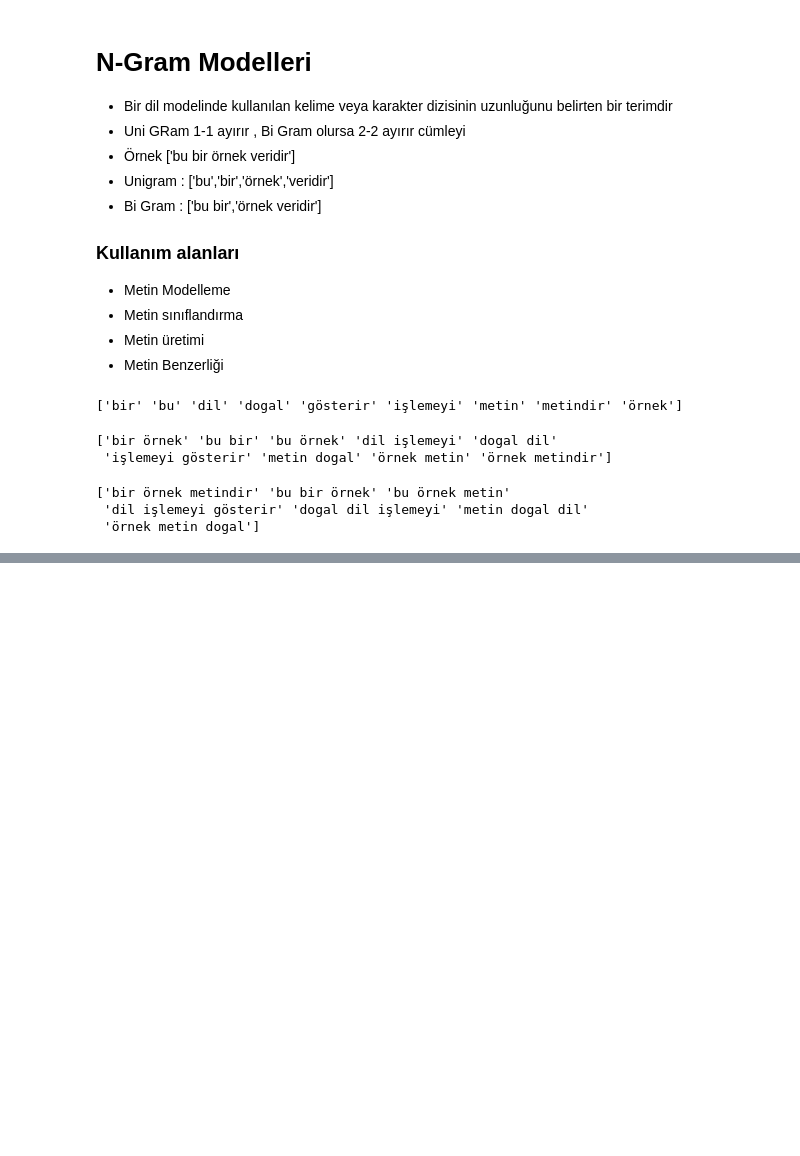
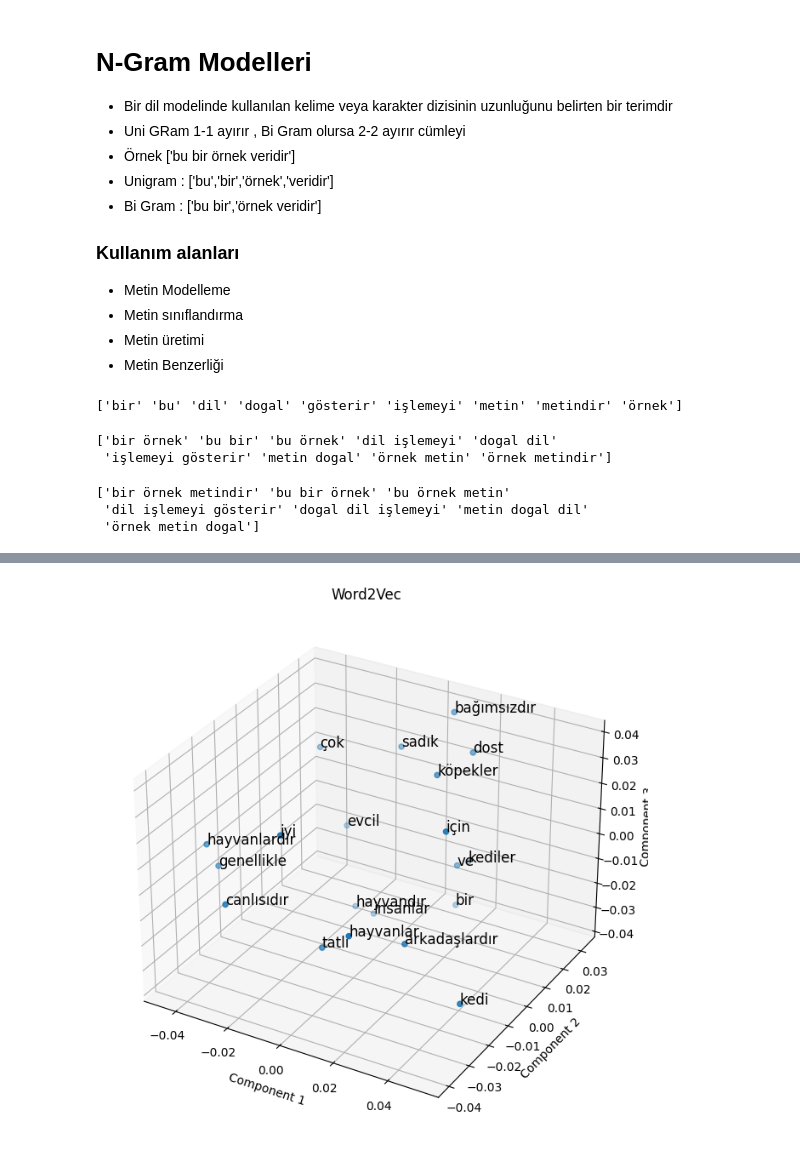
Before and after one commit to zehranurr/Learning-NLP, a Jupyter notebook: Metin_Temsili.ipynb, the cells around one changed output, grey strips where cells are left out. Drawn from its saved outputs; the diff is of its cells as text; code cells hidden in the pictures; blank space fills up the shorter version.

```diff
--- a/Metin_Temsili.ipynb
+++ b/Metin_Temsili.ipynb
@@ -180,0 +271,6 @@ print(trigram_features)
+# %%
+%matplotlib inline
+
+plot_word_embeddings(word2vec_model,"Word2Vec")
+# %% [output]
+[figure, added]
```
Also changed, not shown: parts of 10 cells of this notebook.
